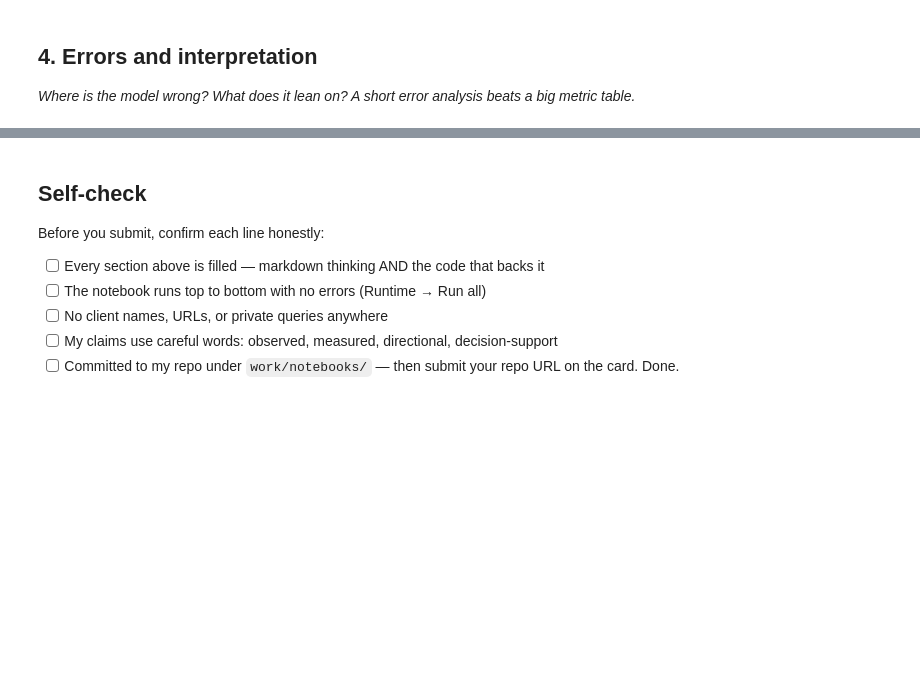
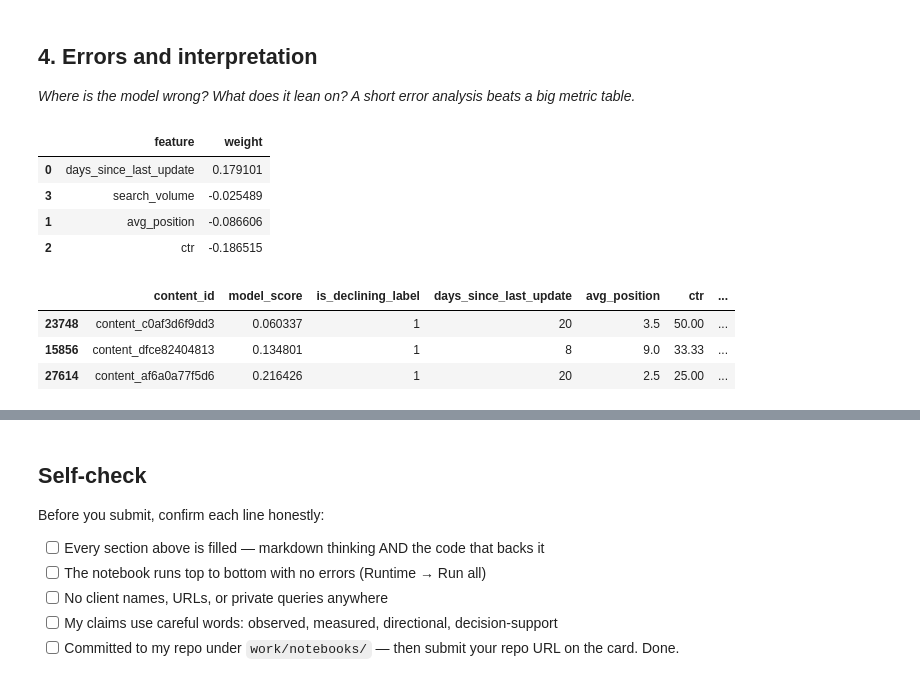
Before and after one commit to DuaaMahar5/FlyRank-internship-ml, a Jupyter notebook: work/notebooks/w05_model.ipynb, the cells around one changed output, grey strips where cells are left out. Saved outputs shown, nothing was run; the diff lists cells and outputs as text; code cells hidden in the pictures; blank space fills up the shorter version.

```diff
--- a/work/notebooks/w05_model.ipynb
+++ b/work/notebooks/w05_model.ipynb
@@ -36,0 +181,17 @@ This skeleton is yours to fill. Work the sections **in order** — each one has
+# %%
+coefs = pd.DataFrame({"feature": features, "weight": model.coef_[0]})
+display(coefs.sort_values("weight", ascending=False))
+
+test_df["wrong"] = (test_df["is_declining_label"] == 1) & (test_df["model_score"] < 0.5)
+wrong_cases = test_df[test_df["wrong"]].sort_values("model_score").head(3)
+display(wrong_cases[["content_id", "model_score", "is_declining_label"] + features])
+# %% [output]
+|  | feature | weight |
+| 0 | days_since_last_update | 0.179101 |
+| 3 | search_volume | -0.025489 |
+| 1 | avg_position | -0.086606 |
+| 2 | ctr | -0.186515 |
+|  | content_id | model_score | is_declining_label | days_since_last_update | avg_position | ctr | ... |
+| 23748 | content_c0af3d6f9dd3 | 0.060337 | 1 | 20 | 3.5 | 50.00 | ... |
+| 15856 | content_dfce82404813 | 0.134801 | 1 | 8 | 9.0 | 33.33 | ... |
+| 27614 | content_af6a0a77f5d6 | 0.216426 | 1 | 20 | 2.5 | 25.00 | ... |
```
Also changed, not shown: parts of 14 cells of this notebook.
